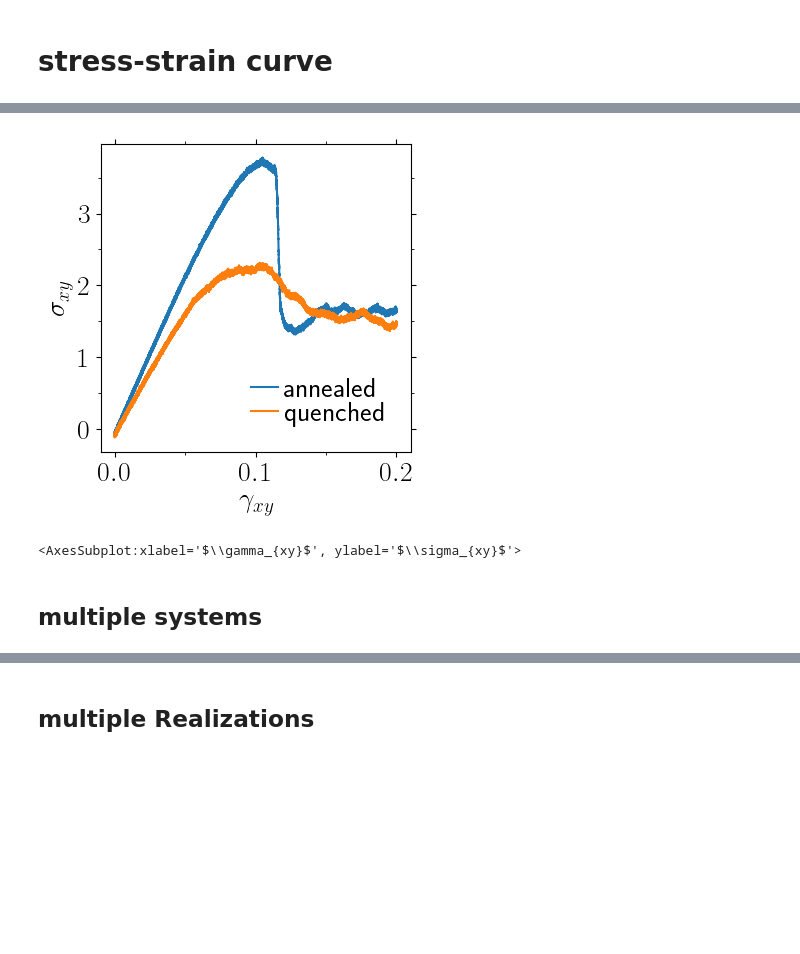
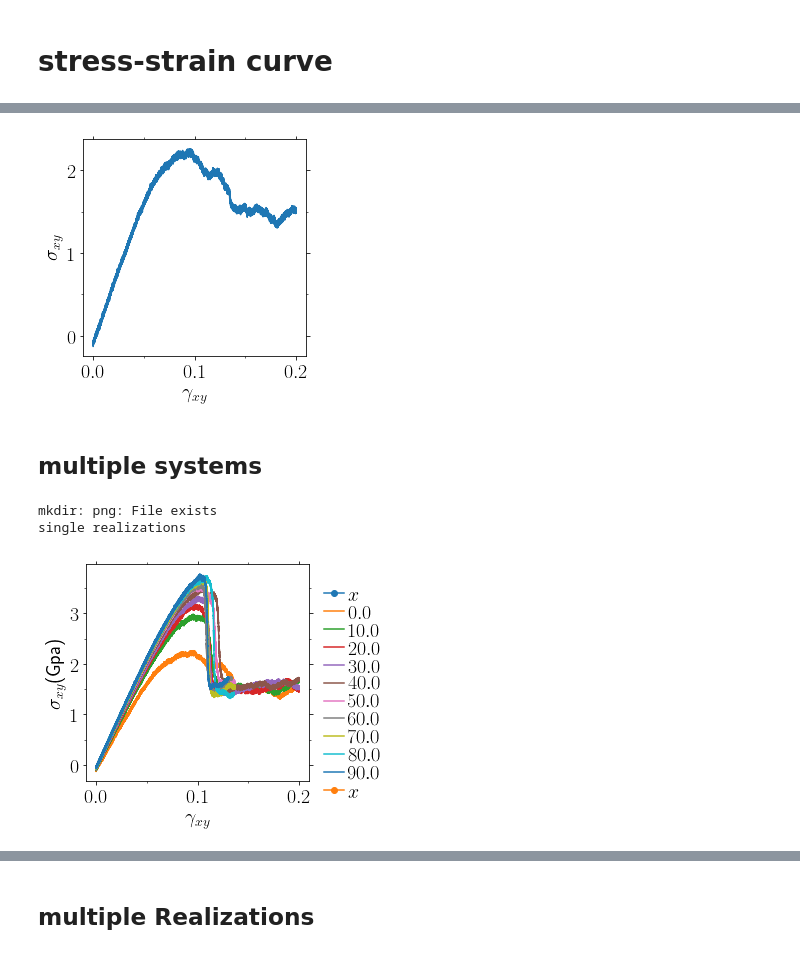
Before and after one commit to kkarimi62/glassDeformation, a Jupyter notebook: python/analyzePlasticity.ipynb, the cells around one changed output, grey strips where cells are left out. Saved outputs shown, nothing was run; the diff lists cells and outputs as text; code cells hidden in the pictures; blank space fills up the shorter version.

```diff
--- a/python/analyzePlasticity.ipynb
+++ b/python/analyzePlasticity.ipynb
@@ -295,47 +678,96 @@ if eval(confParser['flags']['ReadStrsFromDump']):
         traceback.print_exc()
         confParser.set('flags','ReadStrsFromDump','True')
 
 #     times = lmpData.coord_atoms_broken.keys()
 #     try:
 
 #         func_sxy = lambda x: np.sum(lp.Atoms( **lmpData.coord_atoms_broken[x].to_dict(orient='series') ).sxy)/\
 #                              utl.GetVolume(lmpData,x)
 #         Virial = np.array(list(map(func_sxy,times)))*1.0e-04
 #         Virial -= Virial[0]
 #         strainDump = np.array(list(map(lambda x: utl.GetStrain(lmpData,x,0),times)))
 #         #
 #         utl.PltErr(strainDump,Virial,
 #                yerr=None,
 #         #      ylim=[0,5],
 #                attrs={'fmt':'-','lw':4},
 #                 xstr=r'$\gamma$' if latexx else '',
 #                ystr=r'$\sigma$' if latexx else '',#'(Gpa)',
 #                title='loadCurve/%s'%(fileNamee+'.png')
 #               )
 #         #
 #         np.savetxt('loadCurve/%s'%fileNamee,np.c_[strainDump, Virial],header='gamma\tsigma')
 
 #     except AttributeError: #--- dump file has no stress entry!
 #         traceback.print_exc()
 #         ReadStrsFromDump = False
 
-data2nd = np.loadtxt('Co5Cr2Fe40Mn27Ni26.txt')
-strain = data2nd[:,0]
-Virial = data2nd[:,1]
+# data2nd = np.loadtxt('Co5Cr2Fe40Mn27Ni26.txt')
+# strain = data2nd[:,0]
+# Virial = data2nd[:,1]
 
 
-utl.PltErr(strain,Virial,
-       yerr=None,
-       attrs={'fmt':'-','label':'quenched'},
-#      ylim=[0,5],
-       xstr=r'$\gamma_{xy}$' if latexx else '',
-       ystr=r'$\sigma_{xy}$' if latexx else '',#'(Gpa)',
-       title='loadCurve/%s'%(fileNamee+'.png'),
-        ax=ax,
-           legend=legend.Get()
-      )
+# utl.PltErr(strain,Virial,
+#        yerr=None,
+#        attrs={'fmt':'-','label':'quenched'},
+# #      ylim=[0,5],
+#        xstr=r'$\gamma_{xy}$' if latexx else '',
+#        ystr=r'$\sigma_{xy}$' if latexx else '',#'(Gpa)',
+#        title='loadCurve/%s'%(fileNamee+'.png'),
+#         ax=ax,
+#            legend=legend.Get()
+#       )
 # %% [output]
-[figure, old version]
+[figure, new version]
-<AxesSubplot:xlabel='$\\gamma_{xy}$', ylabel='$\\sigma_{xy}$'>
 # %% [markdown]
 ## multiple systems
+# %%
+def main():
+
+    if eval(confParser['flags']['RemoteMachine']):
+        return
+
+    !mkdir png
+    #--- temp object
+    temp = Temperature(
+        [0,1,2,3,4,5,6,7,8,9],[list(range(3))]*10,
+#         verbose = True,
+                     )
+    #
+    #--- parse data
+#    temp.Parse(['./msd/msd.txt'])
+    temp.Parse( list(map(lambda x:'../simulations/shear/glassCo5Cr2Fe40Mn27Ni26/age%s/Run%s/thermo-shear.txt'%(x[0],x[1]),
+                        temp.temps_runs )),
+               skip_rows=1,
+             )
+    #
+    #--- plot
+    print('single realizations')
+    dump_every=100;nevery=100;dt=1e-3;factor=dump_every*nevery*dt
+    legend=Legends()
+    legend.Set(bbox_to_anchor=(.9,0.48,0.5,0.5))
+    ax = utl.PltErr(None,None,Plot=False)
+    xdata_column=2;ydata_column=6
+    for age, indx in zip(temp.temps,range(len(temp.temps))):
+        xdata = temp.data[indx][:,xdata_column]
+        ydata = temp.data[indx][:,ydata_column]
+        utl.PltErr(xdata,ydata,
+                  attrs={'fmt':'-','label':r'$%2.1f$'%(age*factor)},
+                   ax=ax,
+                   Plot=False,
+                  )
+
+    utl.PltErr(None,None,
+               xstr=r'$\gamma_{xy}$',
+               ystr=r'$\sigma_{xy}$(Gpa)',
+               ax=ax,
+               legend=legend.Get(),
+               title = 'png/stress_strain_age.png',
+               Plot=False)
+
+    return temp
+temp = main()
+# %% [output]
+mkdir: png: File exists
+single realizations
+[figure, added]
```
Also changed, not shown: parts of 4 cells of this notebook, 1 other file.
